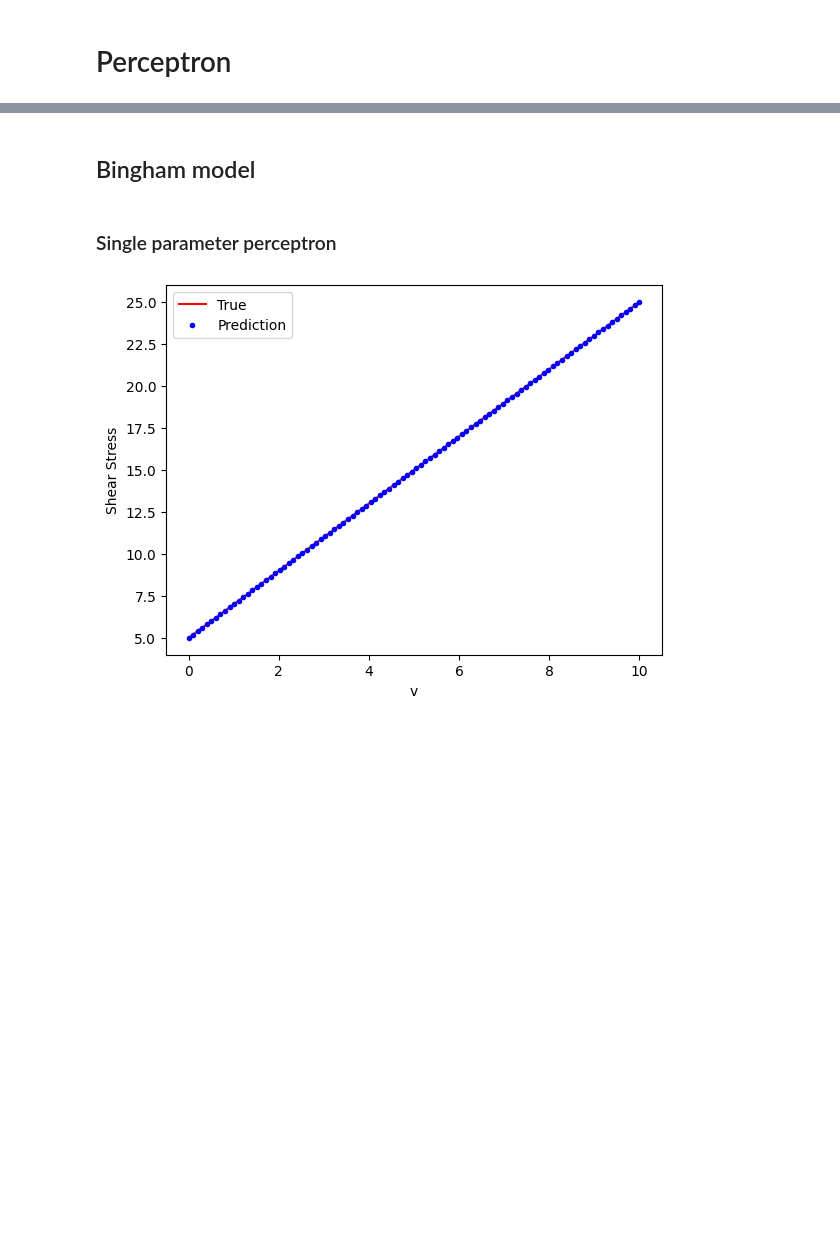
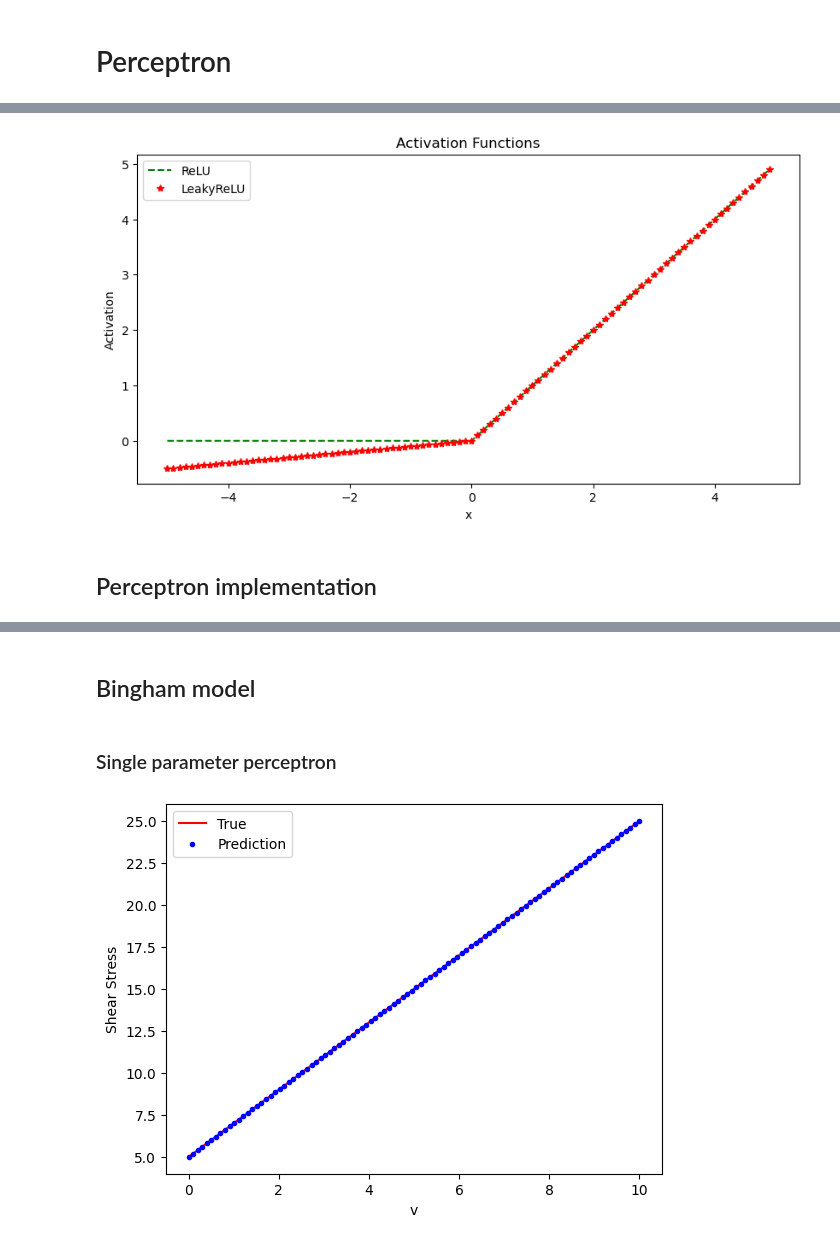
Before and after one commit to kks32-courses/sciml, a Jupyter notebook: lectures/00-perceptron/00-perceptron.ipynb, the cells around one changed output, grey strips where cells are left out. Drawn from its saved outputs; the diff is of its cells as text; code cells hidden in the pictures; blank space fills up the shorter version.

Commit message:
Perceptron example

```diff
--- a/lectures/00-perceptron/00-perceptron.ipynb
+++ b/lectures/00-perceptron/00-perceptron.ipynb
@@ -25,0 +141,25 @@ The perceptron provides a basic model of a neuron, and multilayer perceptrons co
+# %%
+import numpy as np
+import matplotlib.pyplot as plt
+
+x = np.arange(-5, 5, 0.1)
+
+# ReLU activation function
+relu = np.maximum(0, x)
+
+# LeakyReLU activation function
+leaky_relu = np.maximum(0.1*x, x)
+
+# Plot the activation functions
+plt.figure(figsize=(10,5))
+plt.plot(x, relu, 'g--', label='ReLU')
+plt.plot(x, leaky_relu, 'r*', label='LeakyReLU')
+plt.legend()
+plt.xlabel('x')
+plt.ylabel('Activation')
+plt.title('Activation Functions')
+plt.show()
+# %% [output]
+[figure, added]
+# %% [markdown]
+## Perceptron implementation
```
Also changed, not shown: parts of 11 cells of this notebook, 2 other files.
